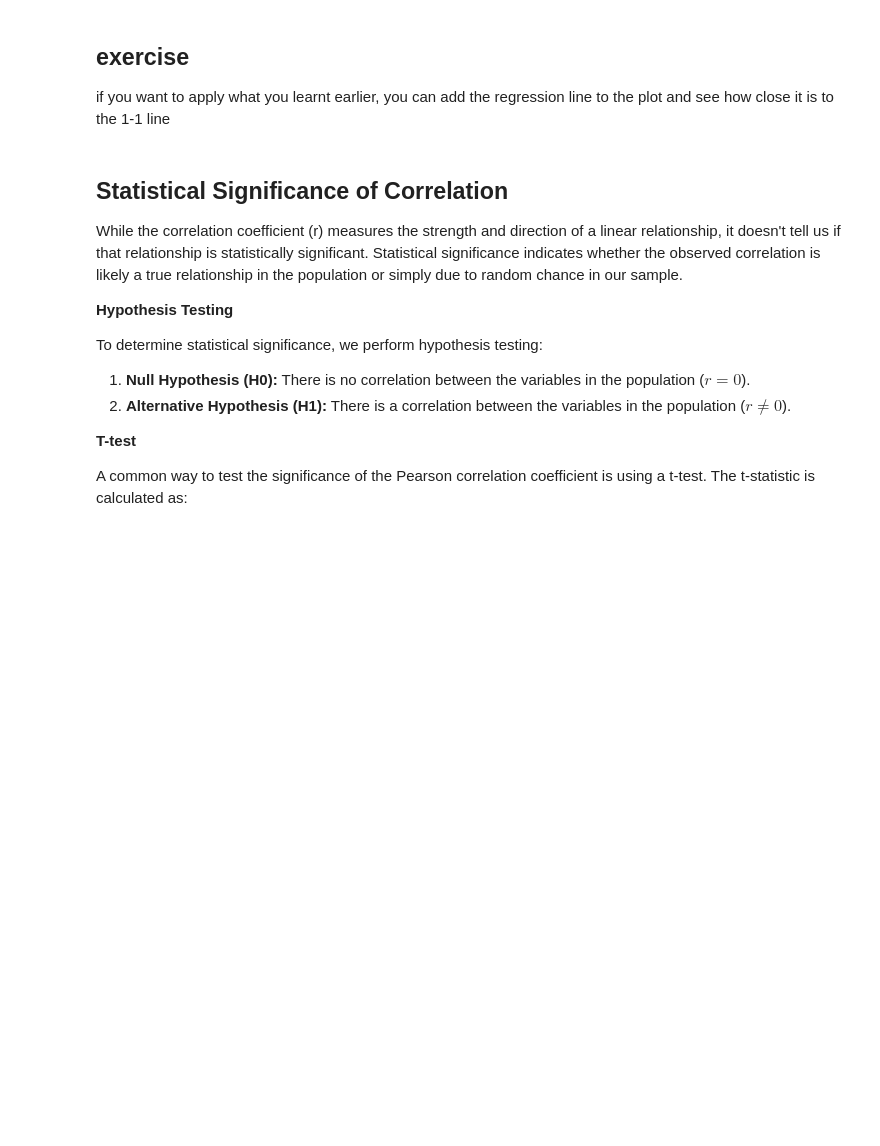
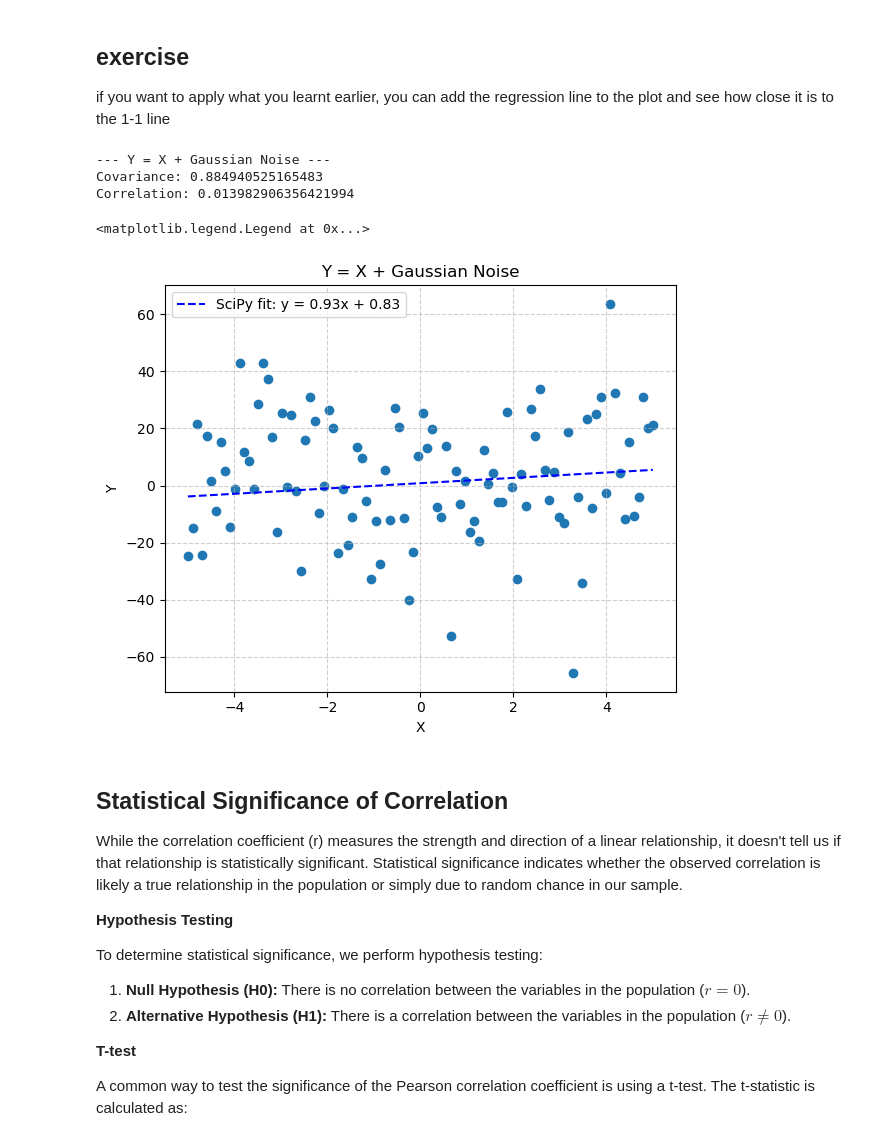
Before and after one commit to adriantompkins/climate-book, a Jupyter notebook: notebooks/climdata_correlation_covariance.ipynb, the cells around one changed output. Saved outputs shown, nothing was run; the diff lists cells and outputs as text; code cells hidden in the pictures; blank space fills up the shorter version.

Commit message:
updates to covar and FFT

```diff
--- a/notebooks/climdata_correlation_covariance.ipynb
+++ b/notebooks/climdata_correlation_covariance.ipynb
@@ -322,6 +323,24 @@ Correlation: 0.8363270090606363
 ## exercise
 
 if you want to apply what you learnt earlier, you can add the regression line to the plot and see how close it is to the 1-1 line
+# %%
+from scipy.stats import linregress
+slope_scipy, intercept_scipy, r_value, p_value, std_err = linregress(x, y)
+y_pred_scipy = slope_scipy * x + intercept_scipy
+
+x = np.linspace(-5, 5, npts)
+noise = np.random.normal(0, 20, npts)  # Mean 0, standard deviation 2
+y = x + noise
+data = pd.DataFrame({'X': x, 'Y': y})
+fig,ax=analyze_and_plot(data, 'Y = X + Gaussian Noise')
+ax.plot(x, y_pred_scipy, color='blue', linestyle='--', label=f'SciPy fit: y = {slope_scipy:.2f}x + {intercept_scipy:.2f}')
+ax.legend()
+# %% [output]
+--- Y = X + Gaussian Noise ---
+Covariance: 0.884940525165483
+Correlation: 0.013982906356421994
+<matplotlib.legend.Legend at 0x...>
+[figure, added]
 # %% [markdown]
 ## Statistical Significance of Correlation
 
```
Also changed, not shown: parts of 22 cells of this notebook, 2 other files.
